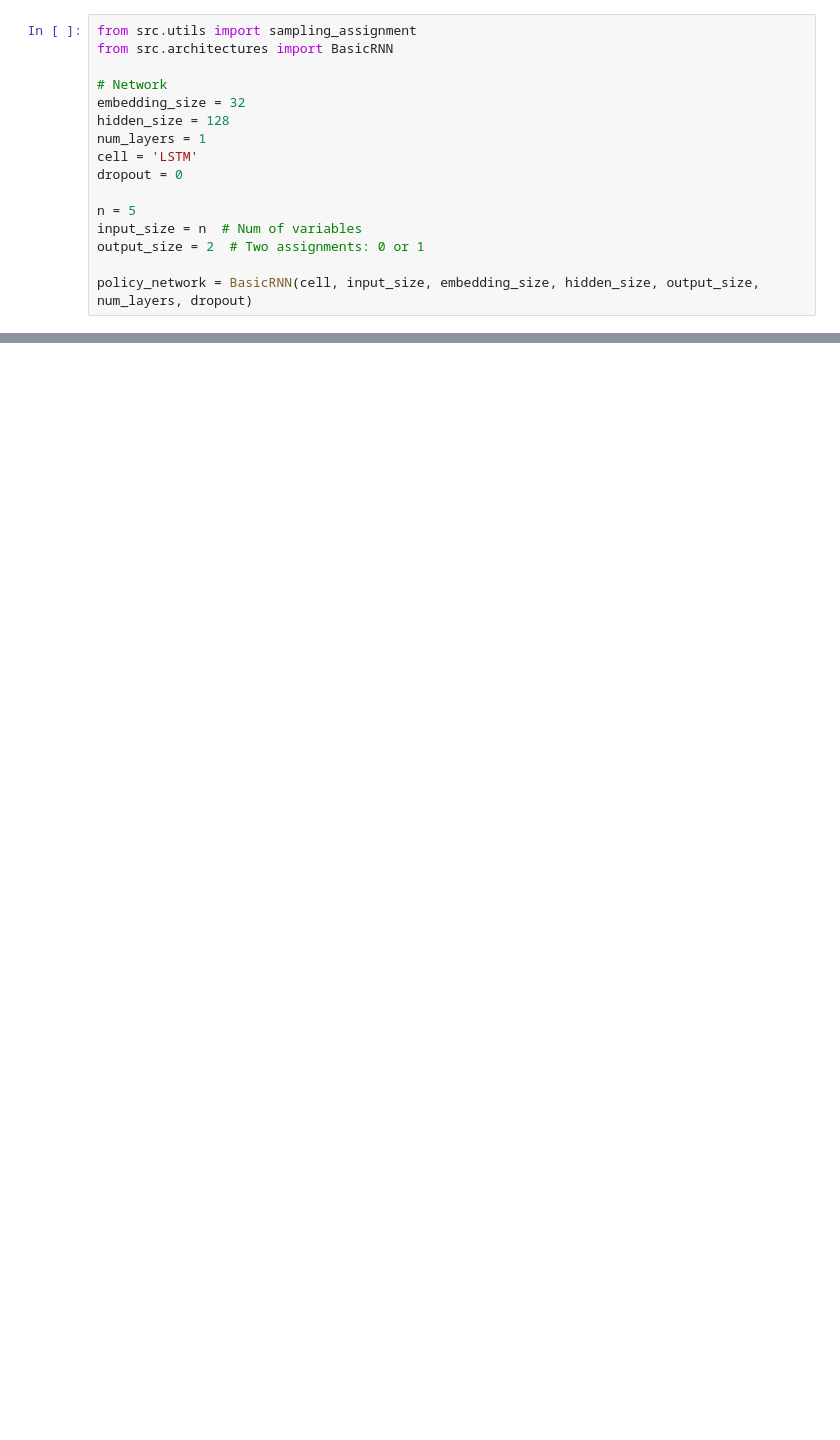
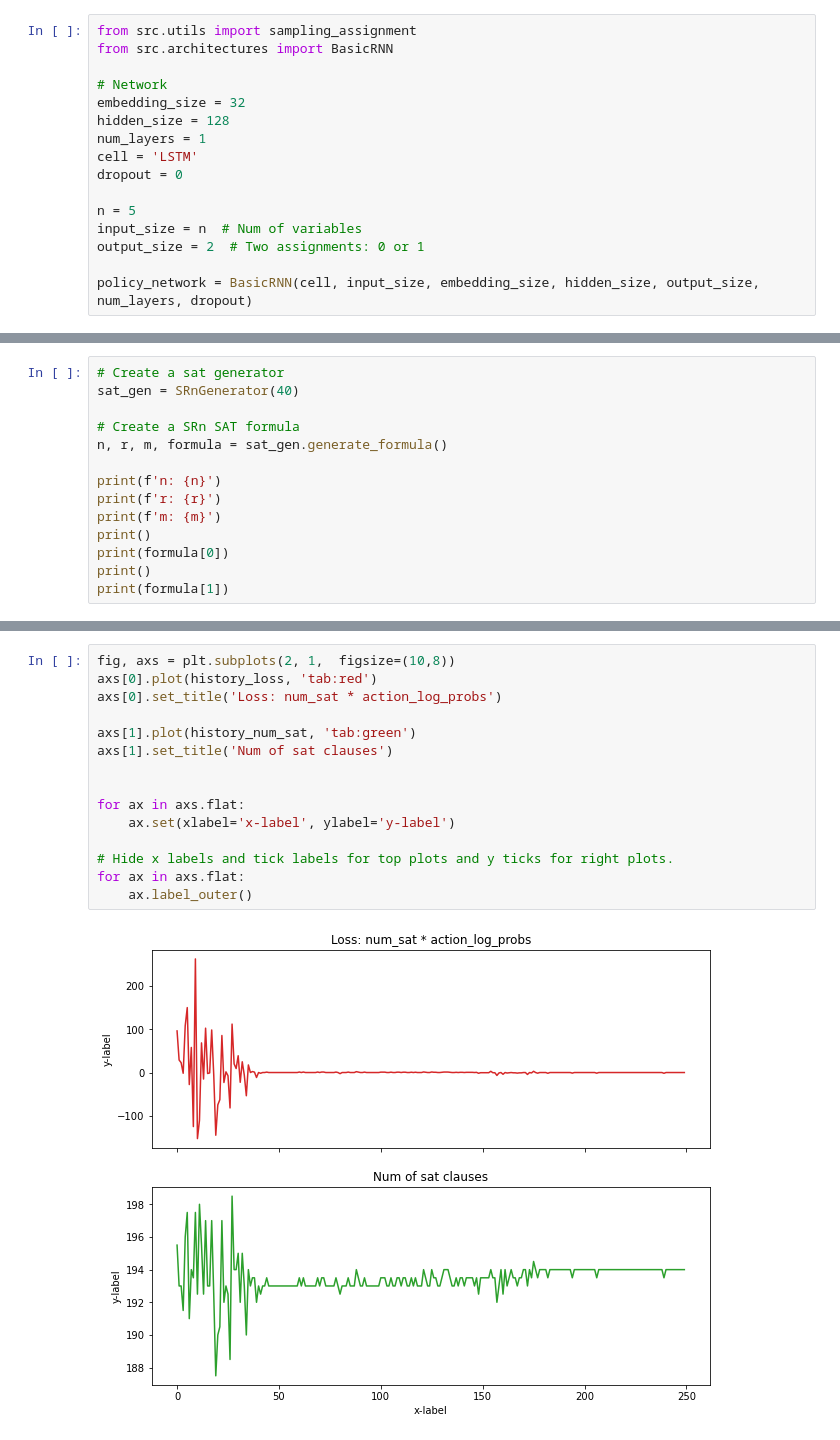
Before and after one commit to omargup/Policy-Gradient-MaxSAT-Solver, a Jupyter notebook: examples.ipynb, the cells around one changed output, grey strips where cells are left out. Drawn from its saved outputs; the diff is of its cells as text; blank space fills up the shorter version.

```diff
--- a/examples.ipynb
+++ b/examples.ipynb
@@ -388,0 +484,14 @@ print(actions)
+# %%
+# Create a sat generator
+sat_gen = SRnGenerator(40)
+
+# Create a SRn SAT formula
+n, r, m, formula = sat_gen.generate_formula()
+
+print(f'n: {n}')
+print(f'r: {r}')
+print(f'm: {m}')
+print()
+print(formula[0])
+print()
+print(formula[1])
@@ -388,0 +557,17 @@ print(actions)
+# %%
+fig, axs = plt.subplots(2, 1,  figsize=(10,8))
+axs[0].plot(history_loss, 'tab:red')
+axs[0].set_title('Loss: num_sat * action_log_probs')
+
+axs[1].plot(history_num_sat, 'tab:green')
+axs[1].set_title('Num of sat clauses')
+
+
+for ax in axs.flat:
+    ax.set(xlabel='x-label', ylabel='y-label')
+
+# Hide x labels and tick labels for top plots and y ticks for right plots.
+for ax in axs.flat:
+    ax.label_outer()
+# %% [output]
+[figure, added]
```
Also changed, not shown: parts of 26 cells of this notebook, 10 other files.
